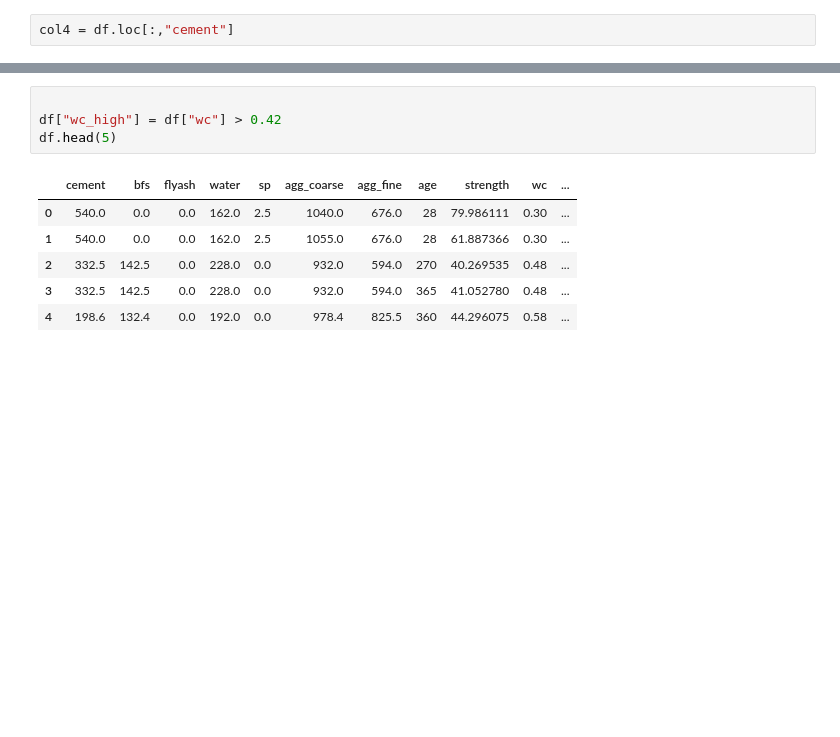
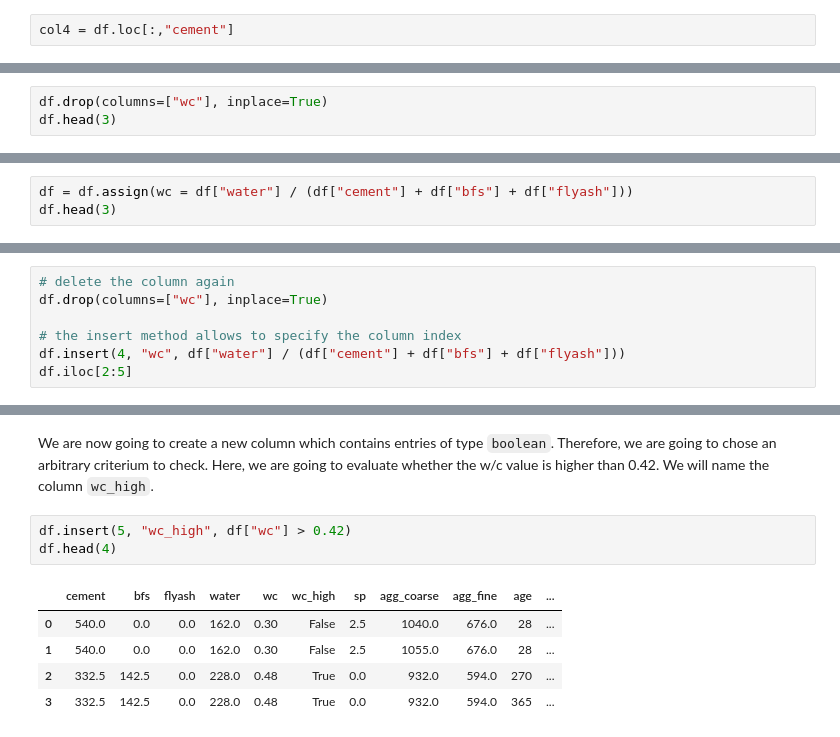
Before and after one commit to tgaedt/workshop_uv, a Jupyter notebook: notebooks/1_pandas_demo.ipynb, the cells around one changed output, grey strips where cells are left out. Cells and saved outputs as stored; diff of their text form; blank space fills up the shorter version.

```diff
--- a/notebooks/1_pandas_demo.ipynb
+++ b/notebooks/1_pandas_demo.ipynb
@@ -109,0 +93,3 @@ df.head(5)
+# %%
+df.drop(columns=["wc"], inplace=True)
+df.head(3)
@@ -109,0 +103,3 @@ df.head(5)
+# %%
+df = df.assign(wc = df["water"] / (df["cement"] + df["bfs"] + df["flyash"]))
+df.head(3)
@@ -109,0 +111,7 @@ df.head(5)
+# %%
+# delete the column again
+df.drop(columns=["wc"], inplace=True)
+
+# the insert method allows to specify the column index
+df.insert(4, "wc", df["water"] / (df["cement"] + df["bfs"] + df["flyash"]))
+df.iloc[2:5]
@@ -110,12 +150,12 @@ df.head(5)
+# %% [markdown]
+We are now going to create a new column which contains entries of type `boolean`. Therefore, we are going to chose an arbitrary criterium to check. Here, we are going to evaluate whether the w/c value is higher than 0.42. We will name the column `wc_high`.
 # %%
-
-df["wc_high"] = df["wc"] > 0.42
-df.head(5)
+df.insert(5, "wc_high", df["wc"] > 0.42)
+df.head(4)
 # %% [output]
-|  | cement | bfs | flyash | water | sp | agg_coarse | agg_fine | age | strength | wc | ... |
-| 0 | 540.0 | 0.0 | 0.0 | 162.0 | 2.5 | 1040.0 | 676.0 | 28 | 79.986111 | 0.30 | ... |
-| 1 | 540.0 | 0.0 | 0.0 | 162.0 | 2.5 | 1055.0 | 676.0 | 28 | 61.887366 | 0.30 | ... |
-| 2 | 332.5 | 142.5 | 0.0 | 228.0 | 0.0 | 932.0 | 594.0 | 270 | 40.269535 | 0.48 | ... |
-| 3 | 332.5 | 142.5 | 0.0 | 228.0 | 0.0 | 932.0 | 594.0 | 365 | 41.052780 | 0.48 | ... |
-| 4 | 198.6 | 132.4 | 0.0 | 192.0 | 0.0 | 978.4 | 825.5 | 360 | 44.296075 | 0.58 | ... |
+|  | cement | bfs | flyash | water | wc | wc_high | sp | agg_coarse | agg_fine | age | ... |
+| 0 | 540.0 | 0.0 | 0.0 | 162.0 | 0.30 | False | 2.5 | 1040.0 | 676.0 | 28 | ... |
+| 1 | 540.0 | 0.0 | 0.0 | 162.0 | 0.30 | False | 2.5 | 1055.0 | 676.0 | 28 | ... |
+| 2 | 332.5 | 142.5 | 0.0 | 228.0 | 0.48 | True | 0.0 | 932.0 | 594.0 | 270 | ... |
+| 3 | 332.5 | 142.5 | 0.0 | 228.0 | 0.48 | True | 0.0 | 932.0 | 594.0 | 365 | ... |
 # %%
```
Also changed, not shown: parts of 58 cells of this notebook.
